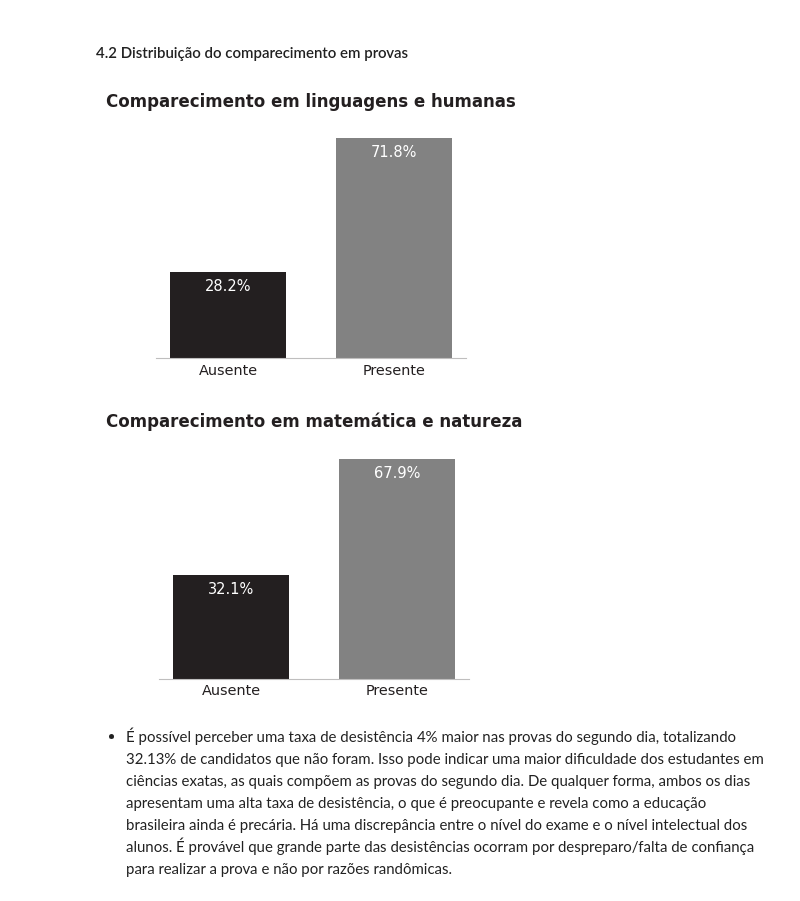
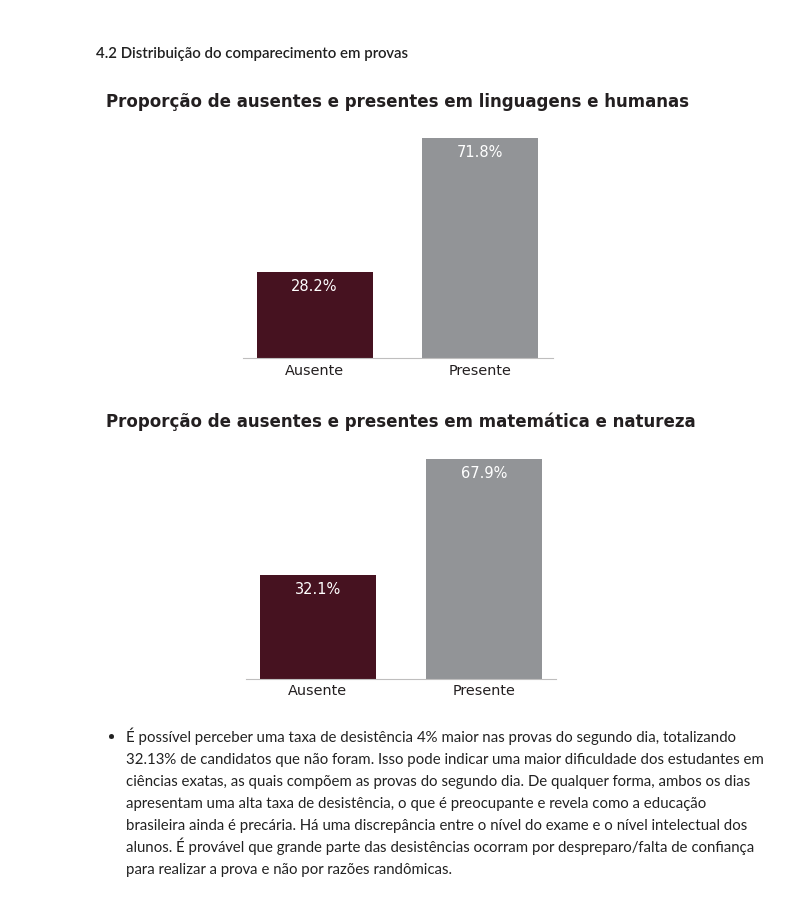
Before and after one commit to allmeidaapedro/Enem-Analysis, a Jupyter notebook: notebooks/2_eda.ipynb, the cells around one changed output. Drawn from its saved outputs; the diff is of its cells as text; code cells hidden in the pictures.

Commit message:
Finish visualization updates

```diff
--- a/notebooks/2_eda.ipynb
+++ b/notebooks/2_eda.ipynb
@@ -476,32 +251,32 @@ barh_plot(st_grouped, 'status_conclusao_ensino_medio', 'pct',
 # %%
 # Languages.
 plc_grouped = absent_df.groupby(['presenca_lc'])[['presenca_lc']].count().rename(columns={'presenca_lc': 'count'}).reset_index().sort_values(by=['count'], ascending=False)
 plc_grouped['pct'] = round(plc_grouped['count'] / np.sum(plc_grouped['count']) * 100, 2)
 
 # Human sciences.
 pch_grouped = absent_df.groupby(['presenca_ch'])[['presenca_ch']].count().rename(columns={'presenca_ch': 'count'}).reset_index().sort_values(by=['count'], ascending=False)
 pch_grouped['pct'] = round(pch_grouped['count'] / np.sum(pch_grouped['count']) * 100, 2)
 
 # Math.
 pmt_grouped = absent_df.groupby(['presenca_mt'])[['presenca_mt']].count().rename(columns={'presenca_mt': 'count'}).reset_index().sort_values(by=['count'], ascending=False)
 pmt_grouped['pct'] = round(pmt_grouped['count'] / np.sum(pmt_grouped['count']) * 100, 2)
 
 # Nature sciences.
 pcn_grouped = absent_df.groupby(['presenca_cn'])[['presenca_cn']].count().rename(columns={'presenca_cn': 'count'}).reset_index().sort_values(by=['count'], ascending=False)
 pcn_grouped['pct'] = round(pcn_grouped['count'] / np.sum(pcn_grouped['count']) * 100, 2)
 
 bar_plot(plc_grouped, 'presenca_lc', 'pct',
-         title='Comparecimento em linguagens e humanas',
-         xlabel='', figsize=(4, 3), barwidth=0.7, bar_color=[CINZA6, CINZA1],
+         title='Proporção de ausentes e presentes em linguagens e humanas',
+         xlabel='', figsize=(4, 3), barwidth=0.7, bar_color=[CINZA7, VERMELHO_FORTE],
          title_pad=15, invert_xaxis=True, title_loc='center', label_size=12)
 
 bar_plot(pmt_grouped, 'presenca_mt', 'pct',
-         title='Comparecimento em matemática e natureza',
-         xlabel='', figsize=(4, 3), barwidth=0.7, bar_color=[CINZA6, CINZA1],
+         title='Proporção de ausentes e presentes em matemática e natureza',
+         xlabel='', figsize=(4, 3), barwidth=0.7, bar_color=[CINZA7, VERMELHO_FORTE],
          title_pad=15, invert_xaxis=True, title_loc='center', label_size=12)
 # %% [output]
-[figure, old version]
+[figure, new version]
-[figure, old version]
+[figure, new version]
 # %% [markdown]
 - É possível perceber uma taxa de desistência 4% maior nas provas do segundo dia, totalizando 32.13% de candidatos que não foram. Isso pode indicar uma maior dificuldade dos estudantes em ciências exatas, as quais compõem as provas do segundo dia. De qualquer forma, ambos os dias apresentam uma alta taxa de desistência, o que é preocupante e revela como a educação brasileira ainda é precária. Há uma discrepância entre o nível do exame e o nível intelectual dos alunos. É provável que grande parte das desistências ocorram por despreparo/falta de confiança para realizar a prova e não por razões randômicas.
 # %% [markdown]
```
Also changed, not shown: parts of 26 cells of this notebook, 1 other file.
